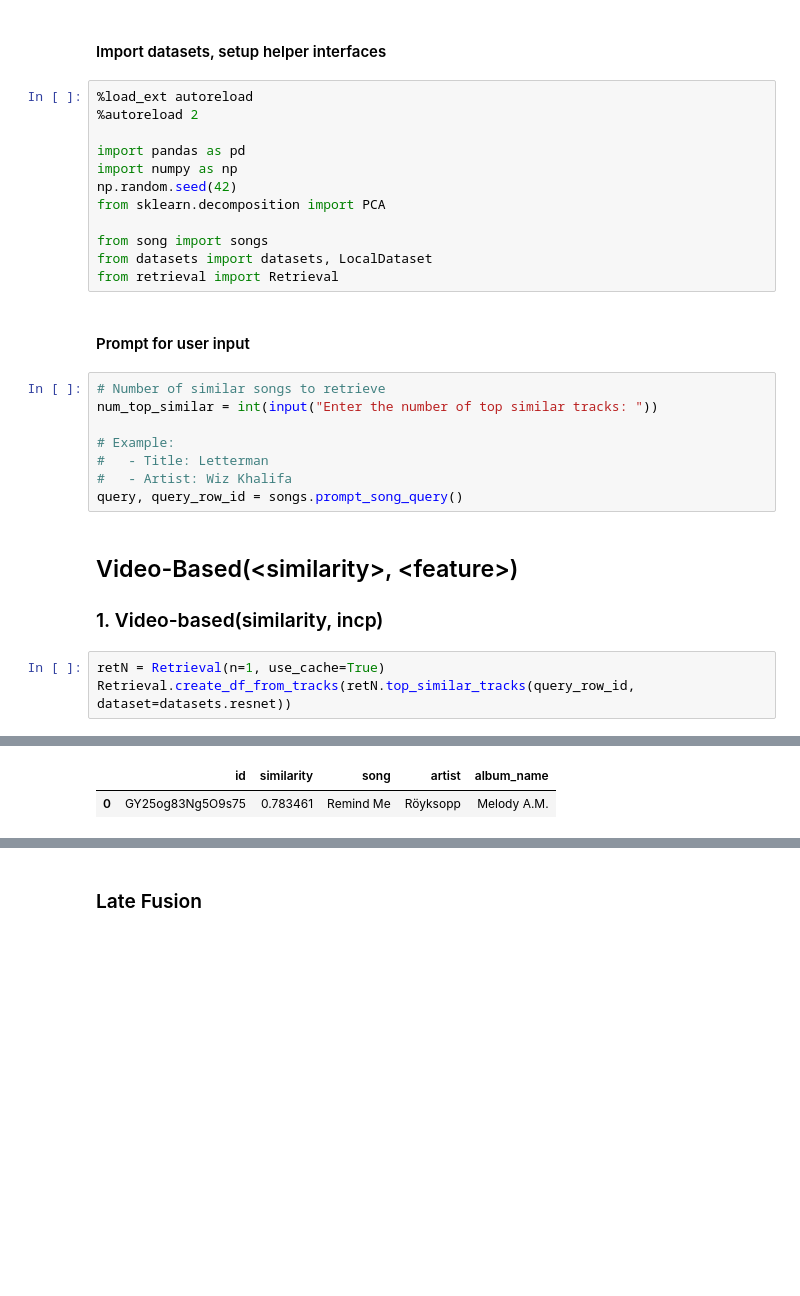
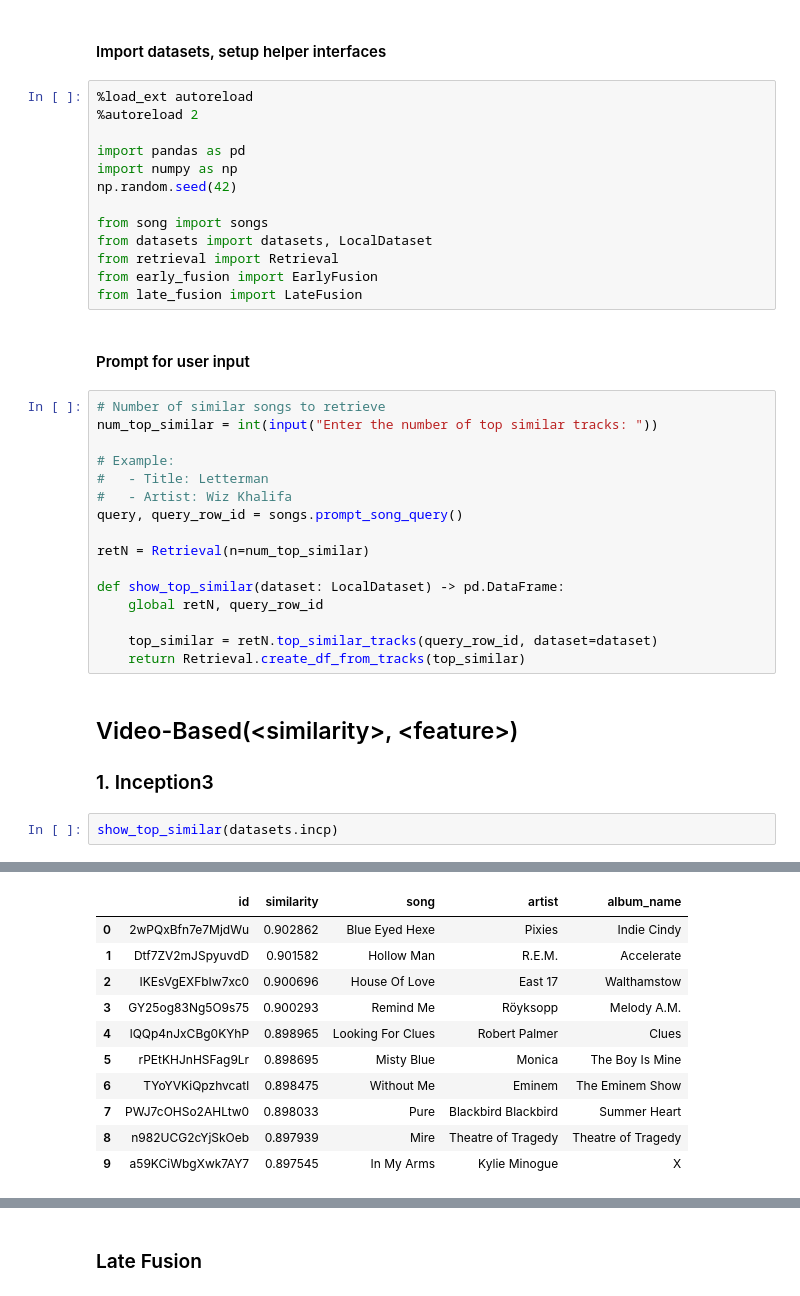
Before and after one commit to haraleib/MMSR_GroupB_WS23, a Jupyter notebook: Task 3_Group B.ipynb, the cells around one changed output, grey strips where cells are left out. Saved outputs shown, nothing was run; the diff lists cells and outputs as text; blank space fills up the shorter version.

```diff
--- a/Task 3_Group B.ipynb
+++ b/Task 3_Group B.ipynb
@@ -18,11 +18,12 @@
 import pandas as pd
 import numpy as np
 np.random.seed(42)
-from sklearn.decomposition import PCA
 
 from song import songs
 from datasets import datasets, LocalDataset
 from retrieval import Retrieval
+from early_fusion import EarlyFusion
+from late_fusion import LateFusion
 # %% [markdown]
 #### Prompt for user input
 # %%
@@ -33,10 +34,17 @@ num_top_similar = int(input("Enter the number of top similar tracks: "))
 #   - Title: Letterman
 #   - Artist: Wiz Khalifa
 query, query_row_id = songs.prompt_song_query()
+
+retN = Retrieval(n=num_top_similar)
+
+def show_top_similar(dataset: LocalDataset) -> pd.DataFrame:
+    global retN, query_row_id
+
+    top_similar = retN.top_similar_tracks(query_row_id, dataset=dataset)
+    return Retrieval.create_df_from_tracks(top_similar)
 # %% [markdown]
 ## Video-Based(\<similarity\>, \<feature\>)
-### 1. Video-based(similarity, incp)
+### 1. Inception3
 # %%
-retN = Retrieval(n=1, use_cache=True)
-Retrieval.create_df_from_tracks(retN.top_similar_tracks(query_row_id, dataset=datasets.resnet))
+show_top_similar(datasets.incp)
 # %% [output]
@@ -44,2 +51,11 @@ using cached
 |  | id | similarity | song | artist | album_name |
-| 0 | GY25og83Ng5O9s75 | 0.783461 | Remind Me | Röyksopp | Melody A.M. |
+| 0 | 2wPQxBfn7e7MjdWu | 0.902862 | Blue Eyed Hexe | Pixies | Indie Cindy |
+| 1 | Dtf7ZV2mJSpyuvdD | 0.901582 | Hollow Man | R.E.M. | Accelerate |
+| 2 | IKEsVgEXFbIw7xc0 | 0.900696 | House Of Love | East 17 | Walthamstow |
+| 3 | GY25og83Ng5O9s75 | 0.900293 | Remind Me | Röyksopp | Melody A.M. |
+| 4 | lQQp4nJxCBg0KYhP | 0.898965 | Looking For Clues | Robert Palmer | Clues |
+| 5 | rPEtKHJnHSFag9Lr | 0.898695 | Misty Blue | Monica | The Boy Is Mine |
+| 6 | TYoYVKiQpzhvcatl | 0.898475 | Without Me | Eminem | The Eminem Show |
+| 7 | PWJ7cOHSo2AHLtw0 | 0.898033 | Pure | Blackbird Blackbird | Summer Heart |
+| 8 | n982UCG2cYjSkOeb | 0.897939 | Mire | Theatre of Tragedy | Theatre of Tragedy |
+| 9 | a59KCiWbgXwk7AY7 | 0.897545 | In My Arms | Kylie Minogue | X |
```
Also changed, not shown: parts of 23 cells of this notebook, 6 other files.
